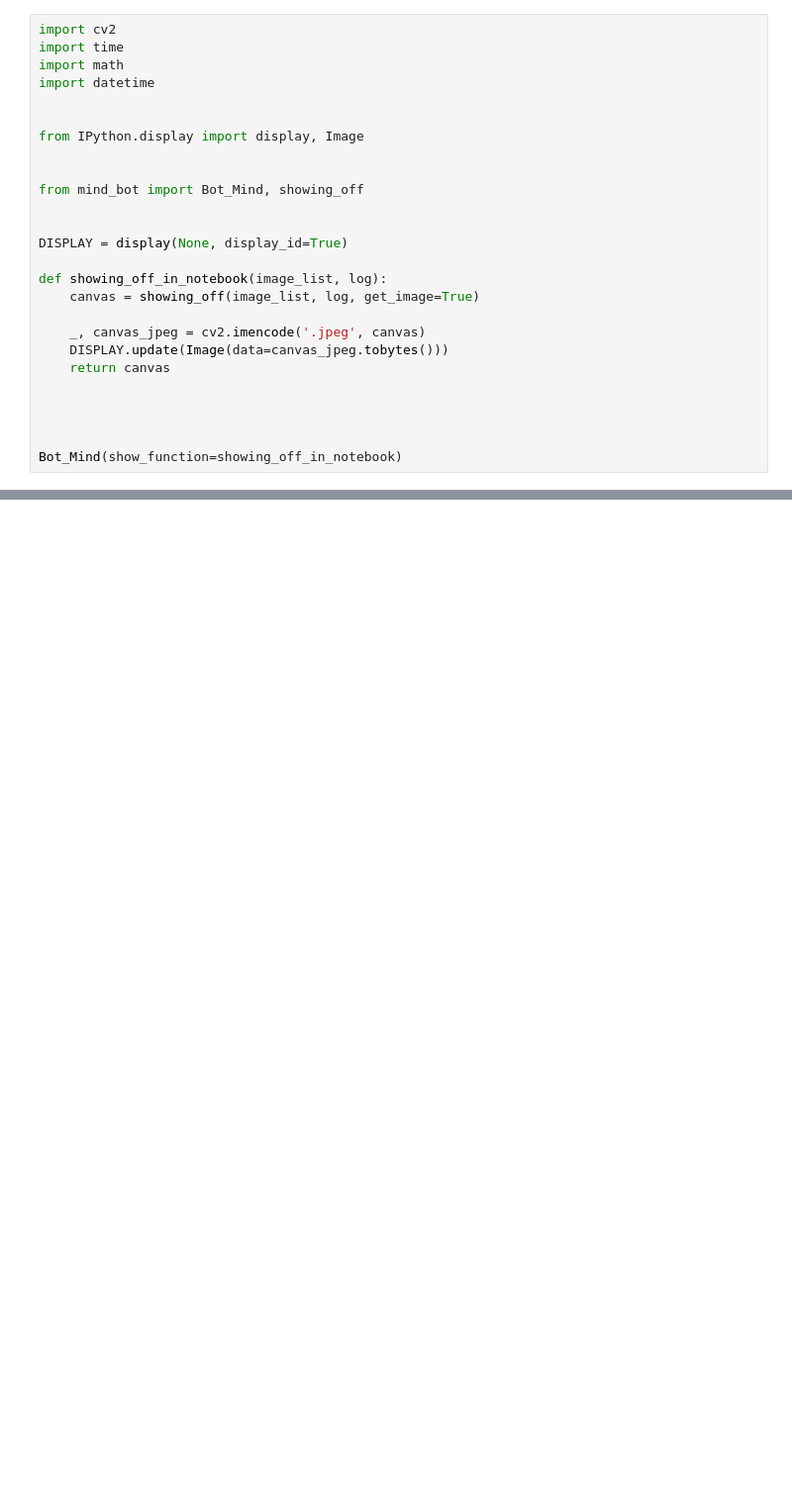
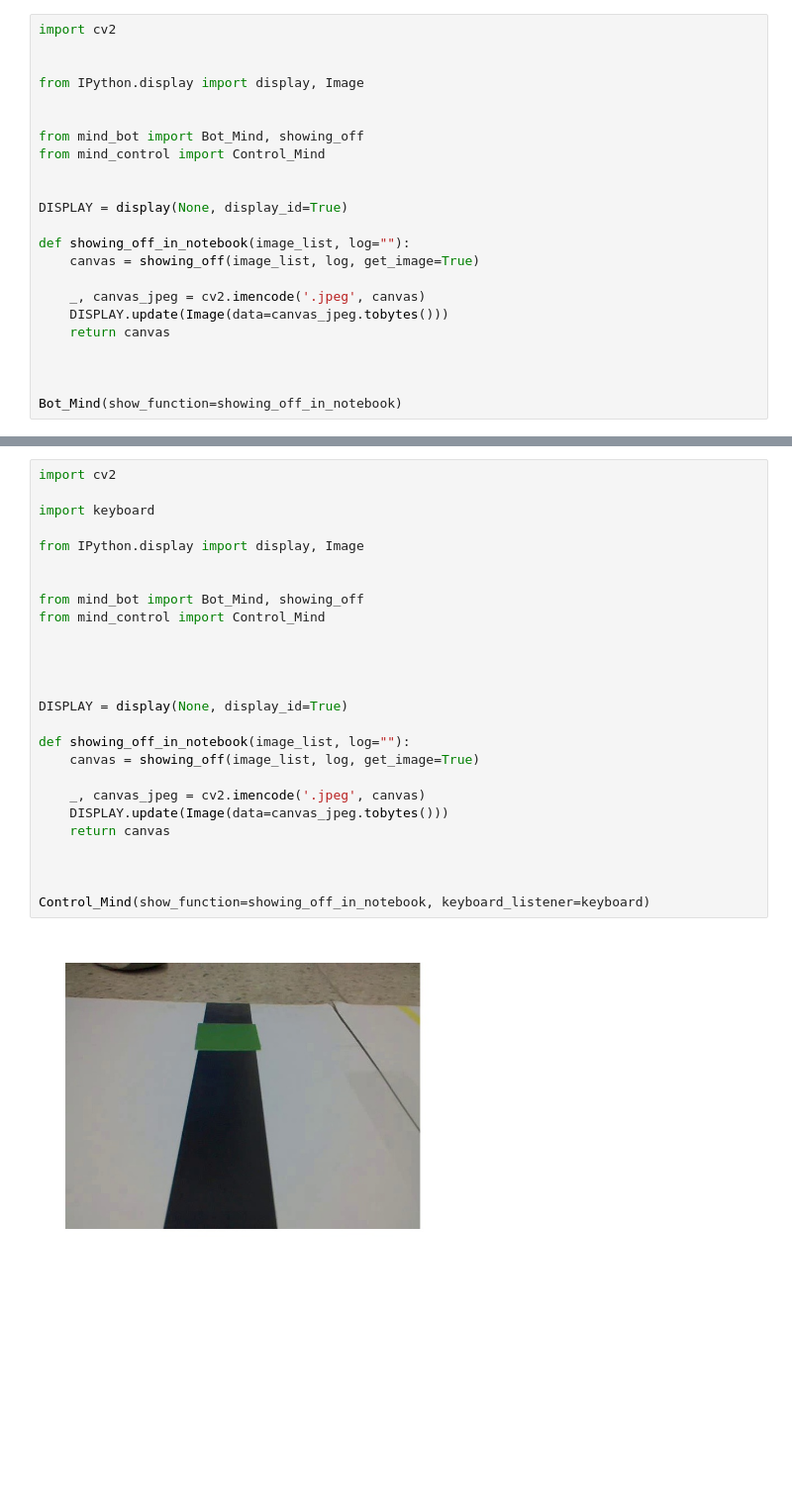
Before and after one commit to octahedron00/Driving_Mind, a Jupyter notebook: mind.ipynb, the cells around one changed output, grey strips where cells are left out. Shown at 99% size. Cells and saved outputs as stored; diff of their text form; blank space fills up the shorter version.

Commit message:
Added functional ipynb-adaptable controller

```diff
--- a/mind.ipynb
+++ b/mind.ipynb
@@ -9,19 +9,17 @@ Hello, World!
 # %%
 import cv2
-import time
-import math
-import datetime
 
 
 from IPython.display import display, Image
 
 
 from mind_bot import Bot_Mind, showing_off
+from mind_control import Control_Mind
 
 
 DISPLAY = display(None, display_id=True)
 
-def showing_off_in_notebook(image_list, log):
+def showing_off_in_notebook(image_list, log=""):
     canvas = showing_off(image_list, log, get_image=True)
 
     _, canvas_jpeg = cv2.imencode('.jpeg', canvas)
@@ -30,5 +28,4 @@ def showing_off_in_notebook(image_list, log):
 
 
 
-
 Bot_Mind(show_function=showing_off_in_notebook)
@@ -54,0 +32,28 @@ cap gone
+# %%
+import cv2
+
+import keyboard
+
+from IPython.display import display, Image
+
+
+from mind_bot import Bot_Mind, showing_off
+from mind_control import Control_Mind
+
+
+
+
+DISPLAY = display(None, display_id=True)
+
+def showing_off_in_notebook(image_list, log=""):
+    canvas = showing_off(image_list, log, get_image=True)
+
+    _, canvas_jpeg = cv2.imencode('.jpeg', canvas)
+    DISPLAY.update(Image(data=canvas_jpeg.tobytes()))
+    return canvas
+
+
+
+Control_Mind(show_function=showing_off_in_notebook, keyboard_listener=keyboard)
+# %% [output]
+[figure, added]
```
Also changed, not shown: parts of 5 cells of this notebook, 7 other files.
